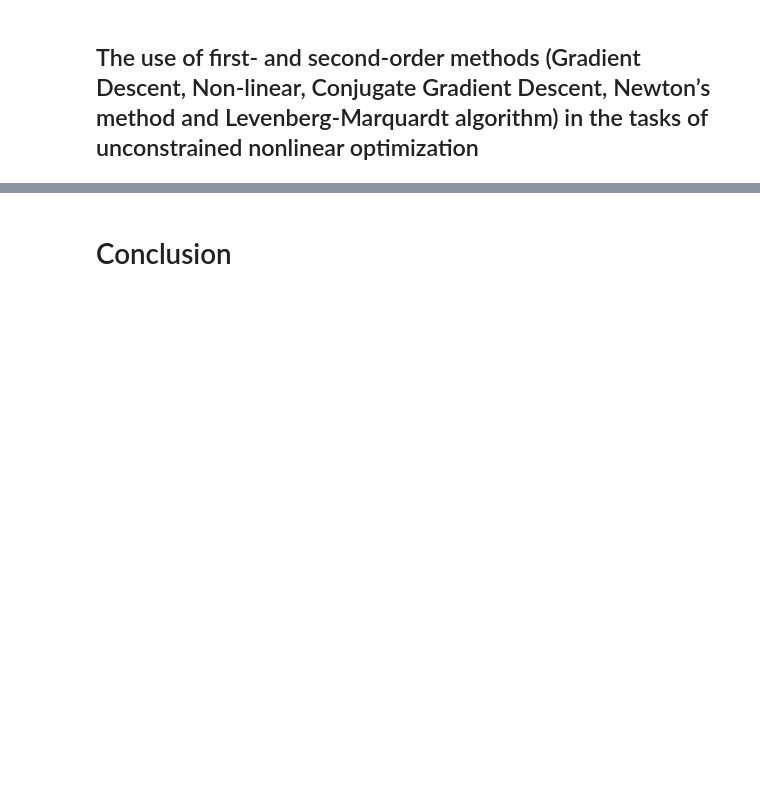
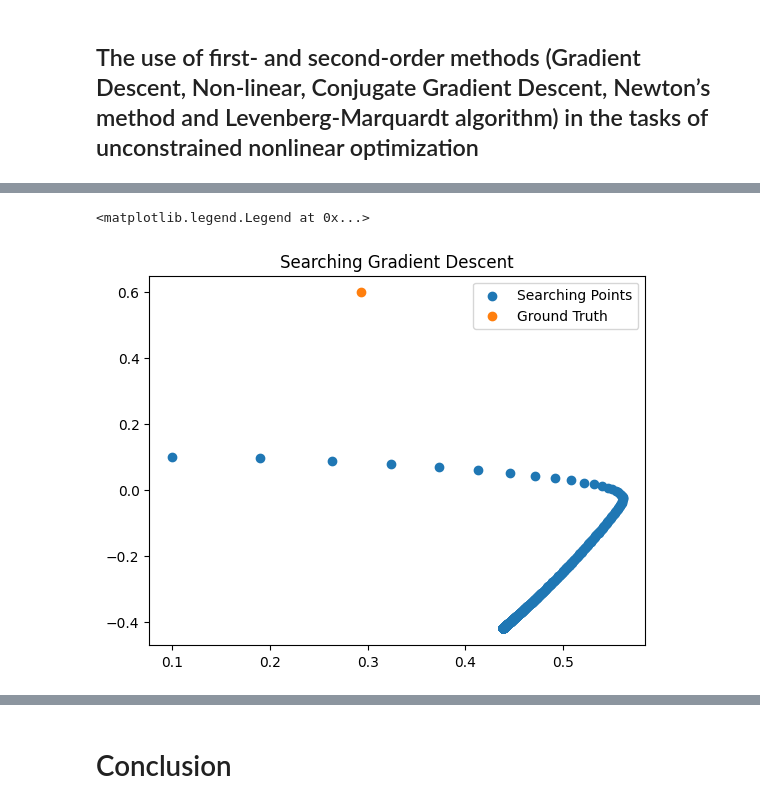
Before and after one commit to abrleva8/ITMO_algorithms, a Jupyter notebook: task_3_Abramian.ipynb, the cells around one changed output, grey strips where cells are left out. Saved outputs shown, nothing was run; the diff lists cells and outputs as text; code cells hidden in the pictures; blank space fills up the shorter version.

```diff
--- a/task_3_Abramian.ipynb
+++ b/task_3_Abramian.ipynb
@@ -196,0 +294,10 @@ fig.show()
+# %%
+xs = [point[0] for point in list_rational_params_gd]
+ys = [point[1] for point in list_rational_params_gd]
+plt.scatter(xs, ys, label='Searching Points')
+plt.scatter(alpha, beta, label='Ground Truth')
+plt.title('Searching Gradient Descent')
+plt.legend()
+# %% [output]
+<matplotlib.legend.Legend at 0x...>
+[figure, added]
```
Also changed, not shown: parts of 45 cells of this notebook.
